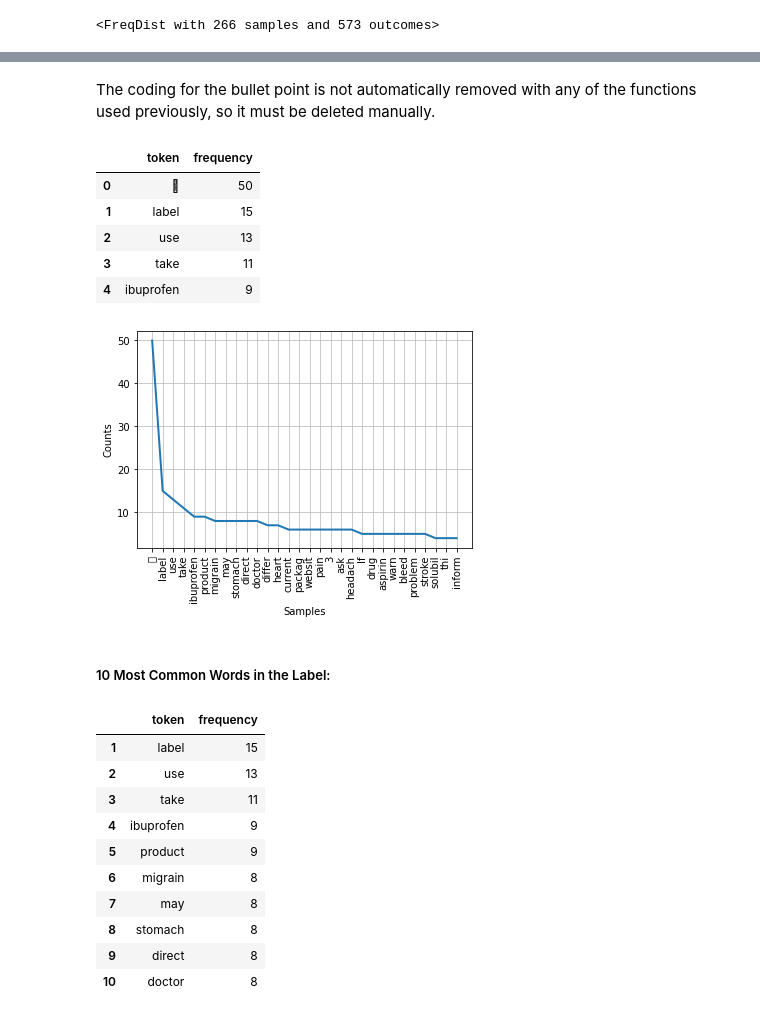
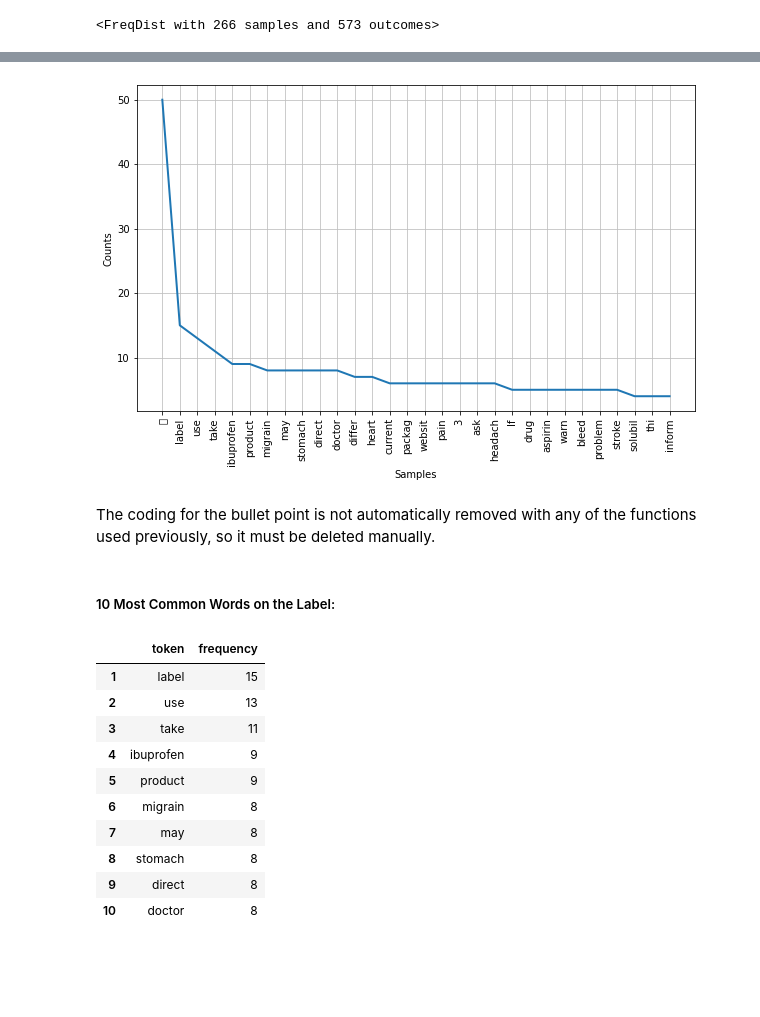
Before and after one commit to KatBCN/Machine-Learning-avan-at, a Jupyter notebook: Sprint 12 - Task 1 - NLP.ipynb, the cells around one changed output, grey strips where cells are left out. Drawn from its saved outputs; the diff is of its cells as text; code cells hidden in the pictures; blank space fills up the shorter version.

Commit message:
Text Mining Notebook Update with plots

```diff
--- a/Sprint 12 - Task 1 - NLP.ipynb
+++ b/Sprint 12 - Task 1 - NLP.ipynb
@@ -208,25 +217,17 @@ dfWords = pd.DataFrame(fdist_words.most_common(),columns=['token','frequency'])
+# %%
+# Frequency Distribution Plot
+fdist_words.plot(30,cumulative=False)
+plt.rcParams["figure.figsize"] = (10,6)
+plt.show()
+# %% [output]
+[figure, added]
 # %% [markdown]
 The coding for the bullet point is not automatically removed with any of the functions used previously, so it must be deleted manually.
-# %%
-dfWords.head()
-# %% [output]
-|  | token | frequency |
-| 0 |  | 50 |
-| 1 | label | 15 |
-| 2 | use | 13 |
-| 3 | take | 11 |
-| 4 | ibuprofen | 9 |
-# %%
-# Frequency Distribution Plot
-fdist_words.plot(30,cumulative=False)
-plt.show()
-# %% [output]
-[figure, removed]
 # %%
 # Drop first row
 dfWords.drop(index=dfWords.index[0], axis=0, inplace=True)
 # %% [markdown]
-##### 10 Most Common Words in the Label:
+##### 10 Most Common Words on the Label:
 # %%
 dfWords.head(10)
 # %% [output]
```
Also changed, not shown: parts of 2 cells of this notebook.
